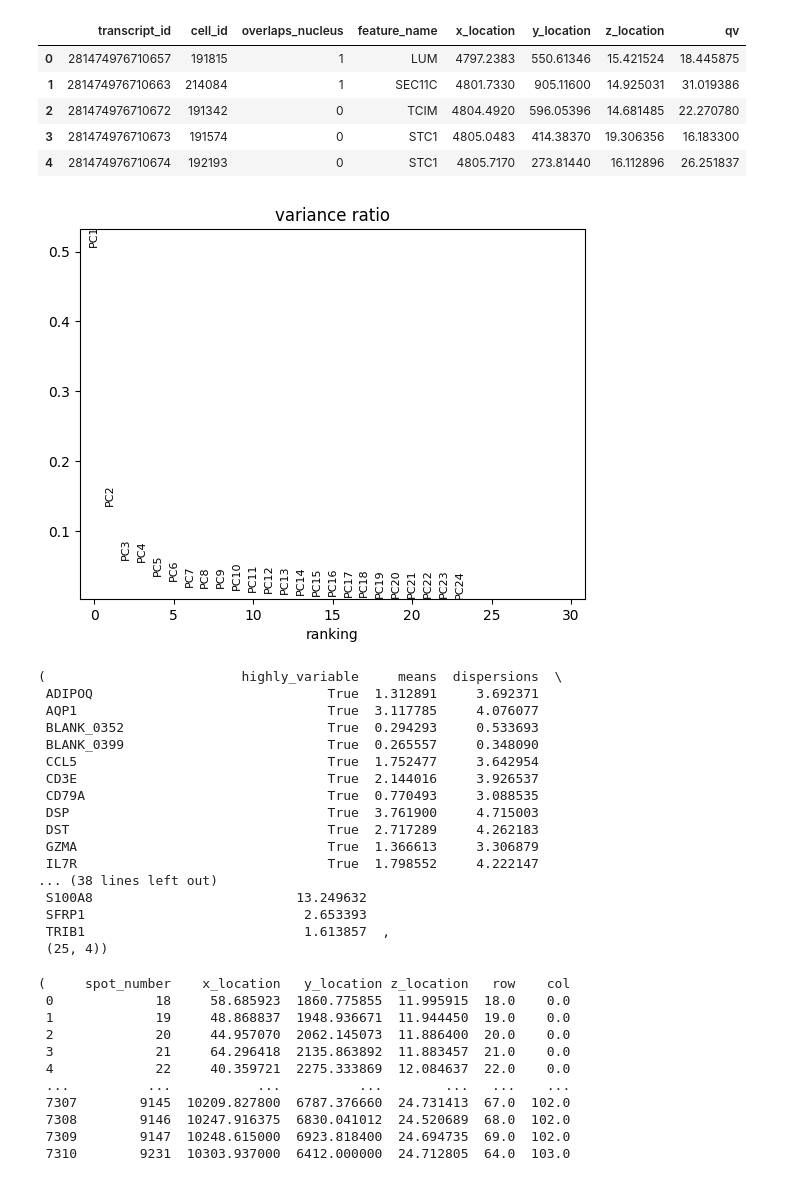
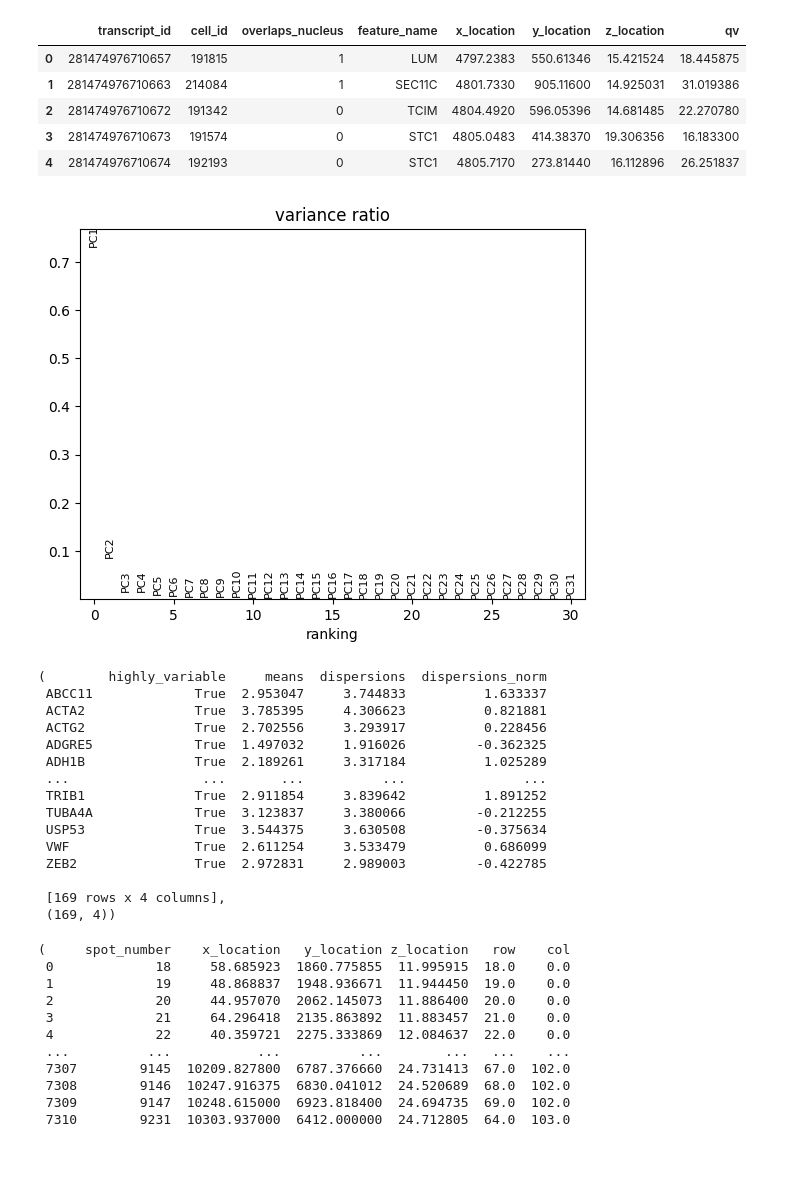
Before and after one commit to prob-ml/XeniumCluster, a Jupyter notebook: texture_grad_optuna.ipynb, the cells around one changed output. Cells and saved outputs as stored; diff of their text form; code cells hidden in the pictures.

```diff
--- a/texture_grad_optuna.ipynb
+++ b/texture_grad_optuna.ipynb
@@ -41,39 +45,44 @@ df_transcripts.head()
 clustering = XeniumCluster(data=df_transcripts, dataset_name="hBreast")
 clustering.set_spot_size(100)
 clustering.create_spot_data(third_dim=False, save_data=True)
+# %%
+valid_genes_mask = ~clustering.xenium_spot_data.var_names.str.startswith('BLANK_') & ~clustering.xenium_spot_data.var_names.str.startswith('NegControl')
+clustering.xenium_spot_data = clustering.xenium_spot_data[:, valid_genes_mask]
 # %%
 HIGHLY_VARIABLE = False
 clustering.normalize_counts(clustering.xenium_spot_data)
 # %%
 HIGHLY_VARIABLE = True
-NUM_GENES = 25
-clustering.filter_only_high_variable_genes(clustering.xenium_spot_data, n_top_genes=NUM_GENES)
+NUM_GENES = -1
 # generate the neigborhood graph based on pca
 sc.tl.pca(clustering.xenium_spot_data, svd_solver='arpack')
 sc.pl.pca_variance_ratio(clustering.xenium_spot_data)
-clustering.xenium_spot_data = clustering.xenium_spot_data[:,clustering.xenium_spot_data.var.highly_variable==True]
+if HIGHLY_VARIABLE:
+    if NUM_GENES > 0:
+        clustering.filter_only_high_variable_genes(clustering.xenium_spot_data, n_top_genes=NUM_GENES)
+    else:
+        clustering.filter_only_high_variable_genes(clustering.xenium_spot_data)
+    clustering.xenium_spot_data = clustering.xenium_spot_data[:,clustering.xenium_spot_data.var.highly_variable==True]
 # %% [output]
-[figure, old version]
+[figure, new version]
 # %%
 clustering.xenium_spot_data.var, clustering.xenium_spot_data.var.shape
 # %% [output]
-(                         highly_variable     means  dispersions  \
- ADIPOQ                              True  1.312891     3.692371
- AQP1                                True  3.117785     4.076077
- BLANK_0352                          True  0.294293     0.533693
- BLANK_0399                          True  0.265557     0.348090
- CCL5                                True  1.752477     3.642954
- CD3E                                True  2.144016     3.926537
- CD79A                               True  0.770493     3.088535
- DSP                                 True  3.761900     4.715003
- DST                                 True  2.717289     4.262183
- GZMA                                True  1.366613     3.306879
- IL7R                                True  1.798552     4.222147
-... (38 lines left out)
- S100A8                          13.249632
- SFRP1                            2.653393
- TRIB1                            1.613857  ,
- (25, 4))
+(        highly_variable     means  dispersions  dispersions_norm
+ ABCC11             True  2.953047     3.744833          1.633337
+ ACTA2              True  3.785395     4.306623          0.821881
+ ACTG2              True  2.702556     3.293917          0.228456
+ ADGRE5             True  1.497032     1.916026         -0.362325
+ ADH1B              True  2.189261     3.317184          1.025289
+ ...                 ...       ...          ...               ...
+ TRIB1              True  2.911854     3.839642          1.891252
+ TUBA4A             True  3.123837     3.380066         -0.212255
+ USP53              True  3.544375     3.630508         -0.375634
+ VWF                True  2.611254     3.533479          0.686099
+ ZEB2               True  2.972831     2.989003         -0.422785
+
+ [169 rows x 4 columns],
+ (169, 4))
 # %%
 clustering.xenium_spot_data.obs, clustering.xenium_spot_data.obs.shape
 # %% [output]
```
Also changed, not shown: parts of 19 cells of this notebook, 10 other files.
